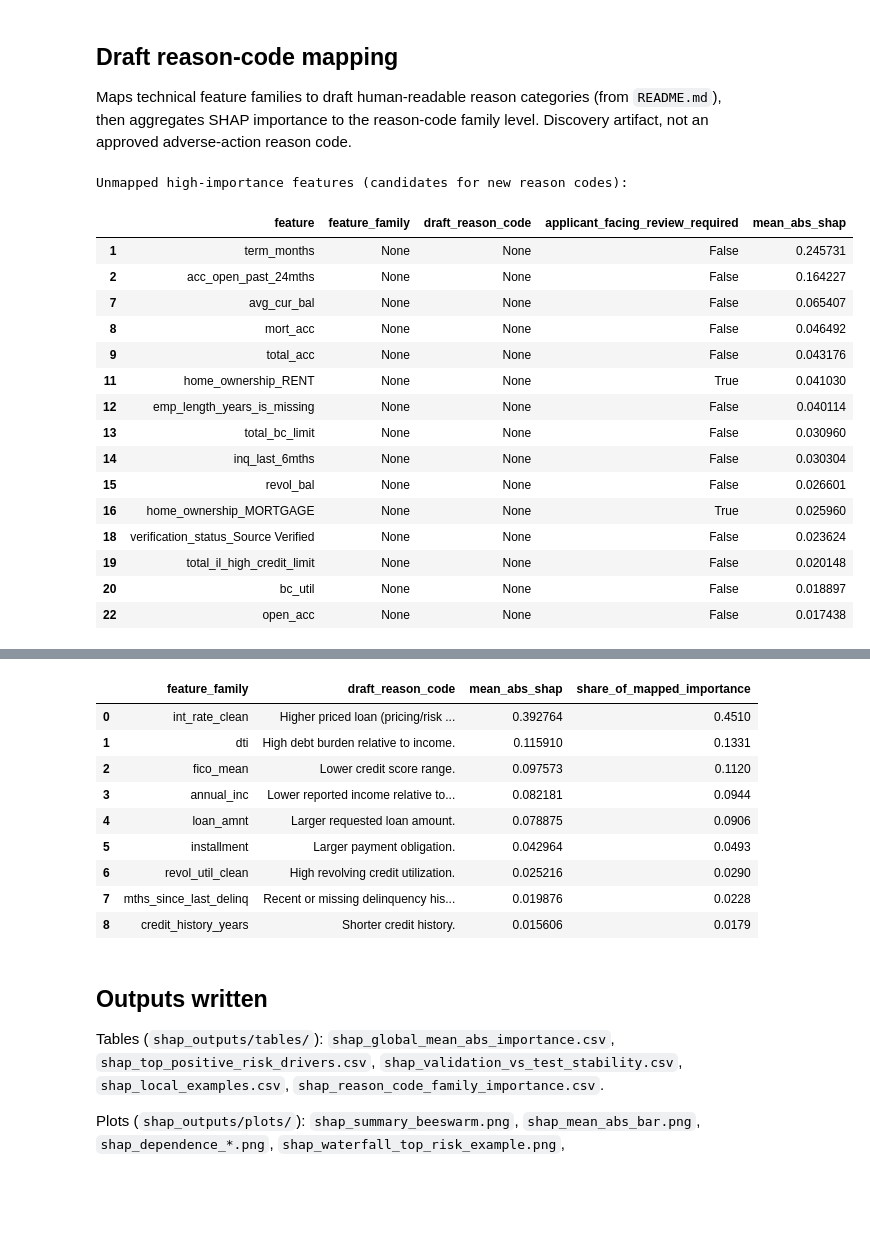
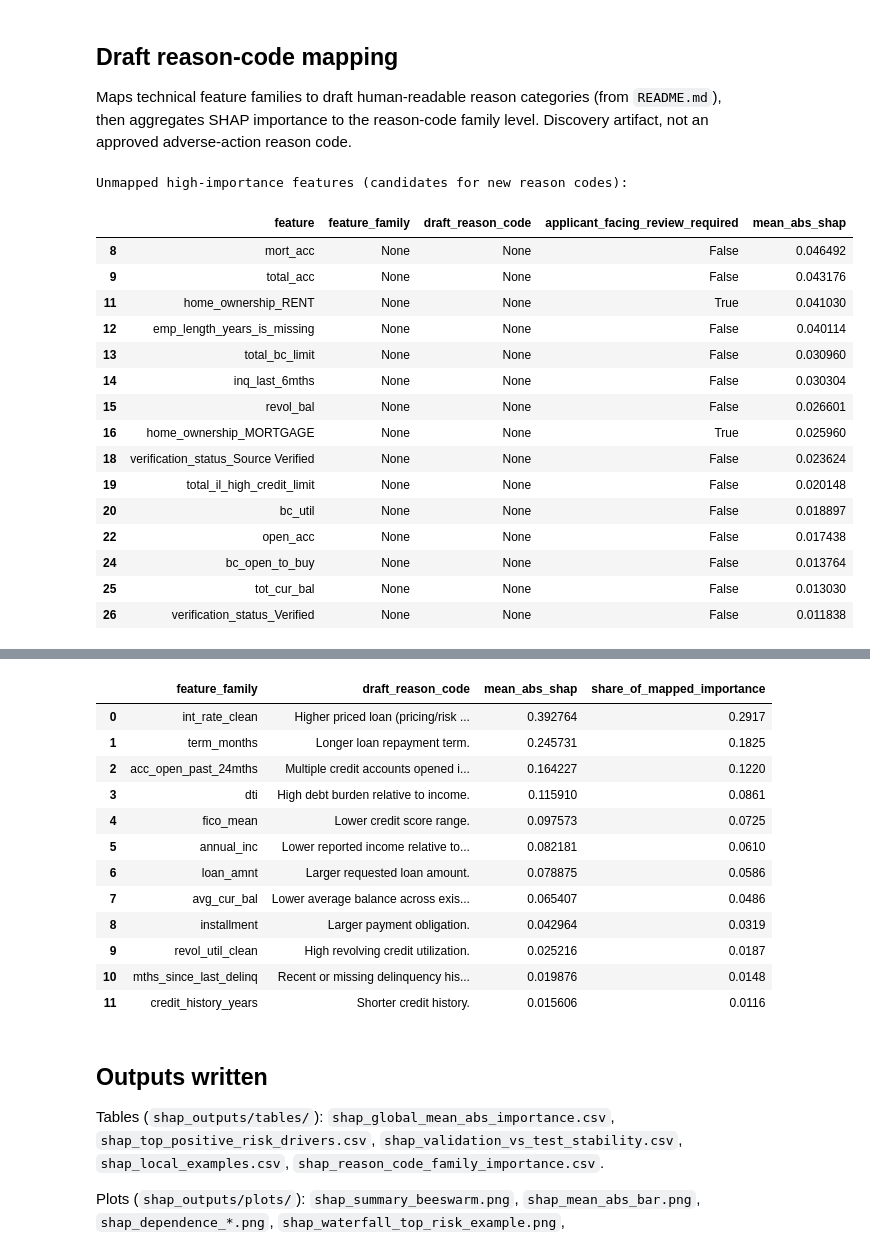
Before and after one commit to lindaperez/CreditRiskRAG, a Jupyter notebook: Interpretation_SHAP/1_SHAP_Interpretation.ipynb, the cells around one changed output, grey strips where cells are left out. Cells and saved outputs as stored; diff of their text form; code cells hidden in the pictures; blank space fills up the shorter version.

```diff
--- a/Interpretation_SHAP/1_SHAP_Interpretation.ipynb
+++ b/Interpretation_SHAP/1_SHAP_Interpretation.ipynb
@@ -312,36 +312,36 @@ REASON_MAP = [
     ('fico_mean', 'Lower credit score range.'),
     ('credit_history_years', 'Shorter credit history.'),
     ('mths_since_last_delinq', 'Recent or missing delinquency history signal.'),
     ('annual_inc', 'Lower reported income relative to requested credit.'),
     ('loan_amnt', 'Larger requested loan amount.'),
     ('installment', 'Larger payment obligation.'),
     ('int_rate_clean', 'Higher priced loan (pricing/risk signal for accepted loans).'),
+    ('term_months', 'Longer loan repayment term.'),
+    ('acc_open_past_24mths', 'Multiple credit accounts opened in the past 24 months.'),
+    ('avg_cur_bal', 'Lower average balance across existing credit accounts.'),
 ]
 DO_NOT_USE_DIRECTLY = ('addr_state', 'zip_code', 'home_ownership')  # proxy / fair-lending review needed
 
 def map_reason(feature: str):
     for family, reason in REASON_MAP:
         if feature == family or feature.startswith(family):
             return family, reason
     return None, None
 
 rows = []
 for _, r in importance.iterrows():
     fam, reason = map_reason(r['feature'])
     rows.append({'feature': r['feature'], 'feature_family': fam, 'draft_reason_code': reason,
                  'applicant_facing_review_required': r['feature'].startswith(DO_NOT_USE_DIRECTLY),
                  'mean_abs_shap': r['mean_abs_shap']})
 reason_df = pd.DataFrame(rows)
 reason_df.to_csv(REASON_DIR / 'draft_reason_code_mapping.csv', index=False)
 print('Unmapped high-importance features (candidates for new reason codes):')
 display(reason_df[reason_df['draft_reason_code'].isna()].head(TOP_K))
 reason_df.head(TOP_K)
 # %% [output]
 Unmapped high-importance features (candidates for new reason codes):
 |  | feature | feature_family | draft_reason_code | applicant_facing_review_required | mean_abs_shap |
-| 1 | term_months | None | None | False | 0.245731 |
-| 2 | acc_open_past_24mths | None | None | False | 0.164227 |
-| 7 | avg_cur_bal | None | None | False | 0.065407 |
 | 8 | mort_acc | None | None | False | 0.046492 |
 | 9 | total_acc | None | None | False | 0.043176 |
 | 11 | home_ownership_RENT | None | None | True | 0.041030 |
@@ -354,5 +354,8 @@ Unmapped high-importance features (candidates for new reason codes):
 | 19 | total_il_high_credit_limit | None | None | False | 0.020148 |
 | 20 | bc_util | None | None | False | 0.018897 |
 | 22 | open_acc | None | None | False | 0.017438 |
+| 24 | bc_open_to_buy | None | None | False | 0.013764 |
+| 25 | tot_cur_bal | None | None | False | 0.013030 |
+| 26 | verification_status_Verified | None | None | False | 0.011838 |
 |  | feature | feature_family | draft_reason_code | applicant_facing_review_required | mean_abs_shap |
 | 0 | int_rate_clean | int_rate_clean | Higher priced loan (pricing/risk ... | False | 0.392764 |
@@ -382,15 +385,18 @@ family.to_csv(TABLE_DIR / 'shap_reason_code_family_importance.csv', index=False)
 family
 # %% [output]
 |  | feature_family | draft_reason_code | mean_abs_shap | share_of_mapped_importance |
-| 0 | int_rate_clean | Higher priced loan (pricing/risk ... | 0.392764 | 0.4510 |
-| 1 | dti | High debt burden relative to income. | 0.115910 | 0.1331 |
-| 2 | fico_mean | Lower credit score range. | 0.097573 | 0.1120 |
-| 3 | annual_inc | Lower reported income relative to... | 0.082181 | 0.0944 |
-| 4 | loan_amnt | Larger requested loan amount. | 0.078875 | 0.0906 |
-| 5 | installment | Larger payment obligation. | 0.042964 | 0.0493 |
-| 6 | revol_util_clean | High revolving credit utilization. | 0.025216 | 0.0290 |
-| 7 | mths_since_last_delinq | Recent or missing delinquency his... | 0.019876 | 0.0228 |
-| 8 | credit_history_years | Shorter credit history. | 0.015606 | 0.0179 |
+| 0 | int_rate_clean | Higher priced loan (pricing/risk ... | 0.392764 | 0.2917 |
+| 1 | term_months | Longer loan repayment term. | 0.245731 | 0.1825 |
+| 2 | acc_open_past_24mths | Multiple credit accounts opened i... | 0.164227 | 0.1220 |
+| 3 | dti | High debt burden relative to income. | 0.115910 | 0.0861 |
+| 4 | fico_mean | Lower credit score range. | 0.097573 | 0.0725 |
+| 5 | annual_inc | Lower reported income relative to... | 0.082181 | 0.0610 |
+| 6 | loan_amnt | Larger requested loan amount. | 0.078875 | 0.0586 |
+| 7 | avg_cur_bal | Lower average balance across exis... | 0.065407 | 0.0486 |
+| 8 | installment | Larger payment obligation. | 0.042964 | 0.0319 |
+| 9 | revol_util_clean | High revolving credit utilization. | 0.025216 | 0.0187 |
+| 10 | mths_since_last_delinq | Recent or missing delinquency his... | 0.019876 | 0.0148 |
+| 11 | credit_history_years | Shorter credit history. | 0.015606 | 0.0116 |
 # %% [markdown]
 ## Outputs written
 
```
Also changed, not shown: parts of 3 cells of this notebook, 16 other files.
